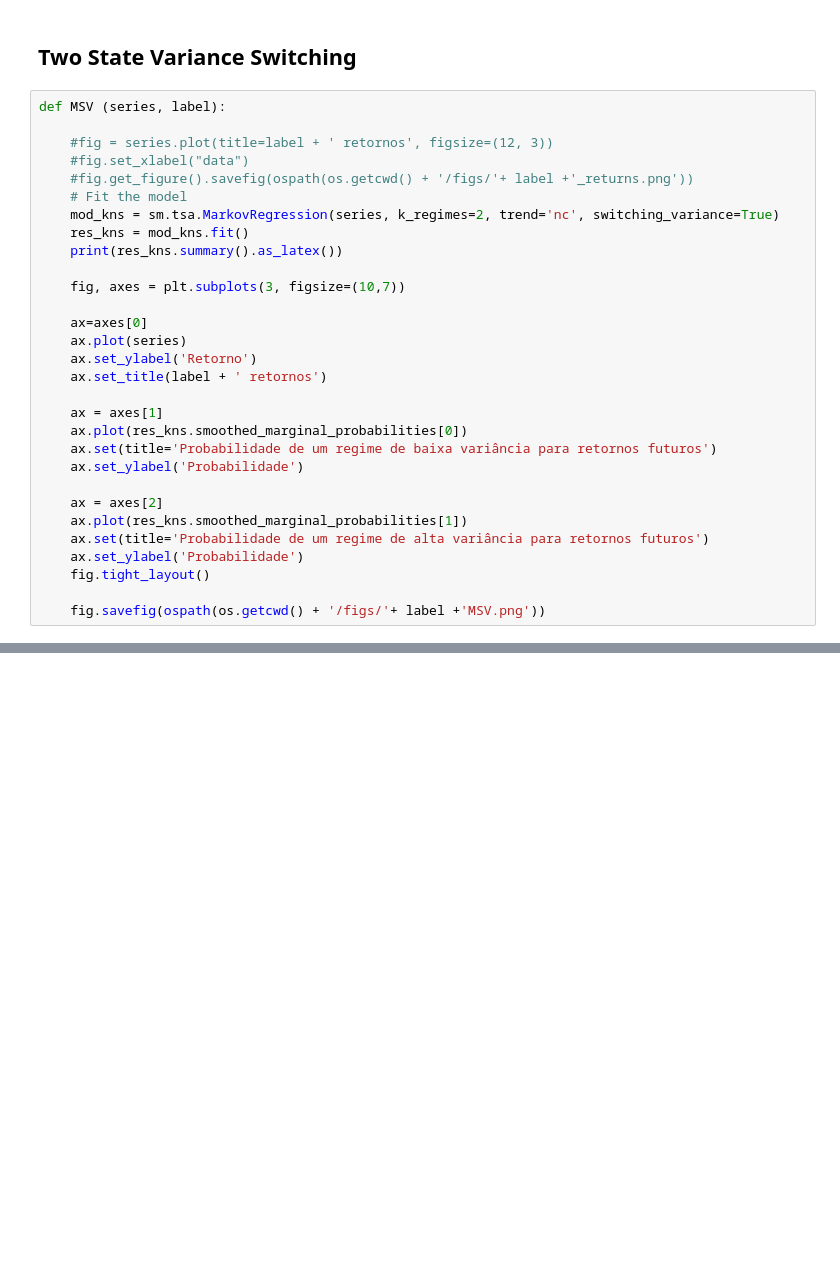
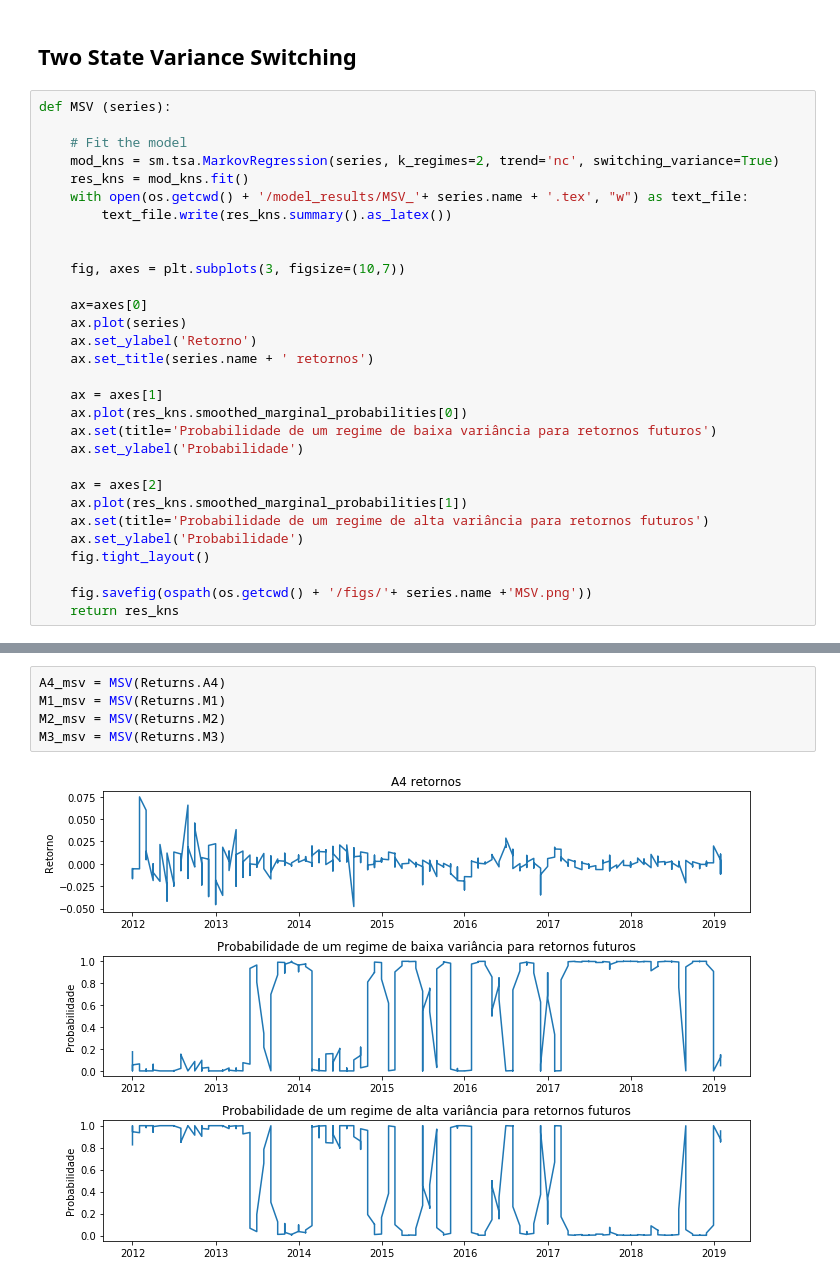
Before and after one commit to pedroargento/Mestrado, a Jupyter notebook: codigo.ipynb, the cells around one changed output, grey strips where cells are left out. Drawn from its saved outputs; the diff is of its cells as text; blank space fills up the shorter version.

```diff
--- a/codigo.ipynb
+++ b/codigo.ipynb
@@ -622,22 +550,21 @@ Covariance estimator: robust
 # %% [markdown]
 ## Two State Variance Switching
 # %%
-def MSV (series, label):
+def MSV (series):
 
-    #fig = series.plot(title=label + ' retornos', figsize=(12, 3))
-    #fig.set_xlabel("data")
-    #fig.get_figure().savefig(ospath(os.getcwd() + '/figs/'+ label +'_returns.png'))
     # Fit the model
     mod_kns = sm.tsa.MarkovRegression(series, k_regimes=2, trend='nc', switching_variance=True)
     res_kns = mod_kns.fit()
-    print(res_kns.summary().as_latex())
+    with open(os.getcwd() + '/model_results/MSV_'+ series.name + '.tex', "w") as text_file:
+        text_file.write(res_kns.summary().as_latex())
+
 
     fig, axes = plt.subplots(3, figsize=(10,7))
 
     ax=axes[0]
     ax.plot(series)
     ax.set_ylabel('Retorno')
-    ax.set_title(label + ' retornos')
+    ax.set_title(series.name + ' retornos')
 
     ax = axes[1]
     ax.plot(res_kns.smoothed_marginal_probabilities[0])
@@ -650,4 +577,5 @@ def MSV (series, label):
     ax.set_ylabel('Probabilidade')
     fig.tight_layout()
 
-    fig.savefig(ospath(os.getcwd() + '/figs/'+ label +'MSV.png'))
+    fig.savefig(ospath(os.getcwd() + '/figs/'+ series.name +'MSV.png'))
+    return res_kns
@@ -674,0 +582,7 @@ Warnings: \newline
+# %%
+A4_msv = MSV(Returns.A4)
+M1_msv = MSV(Returns.M1)
+M2_msv = MSV(Returns.M2)
+M3_msv = MSV(Returns.M3)
+# %% [output]
+[figure, added]
```
Also changed, not shown: parts of 23 cells of this notebook, 43 other files.
